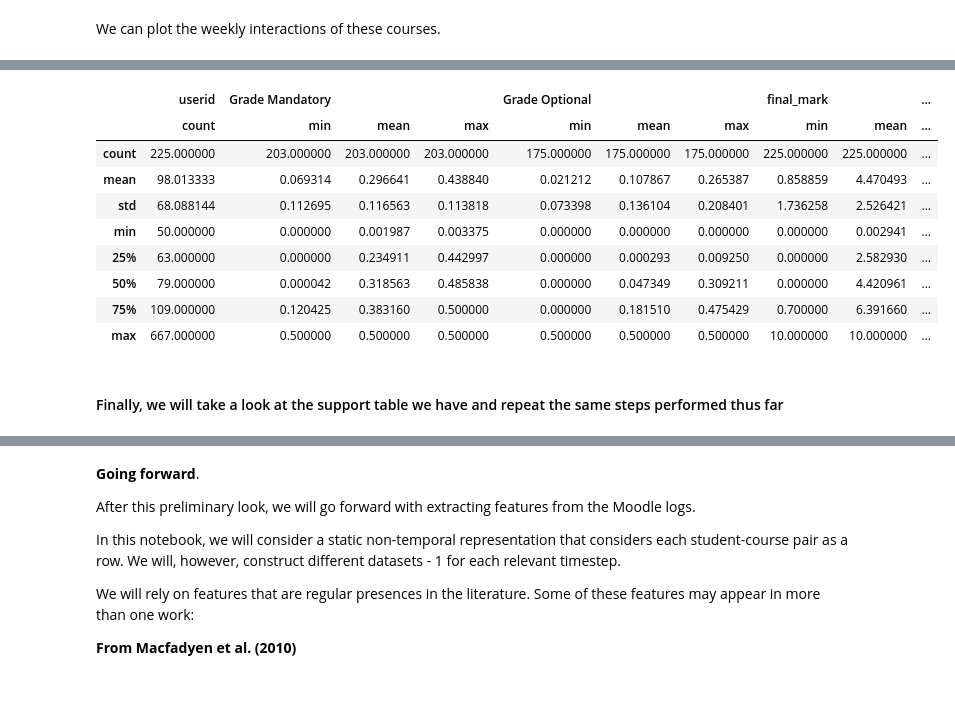
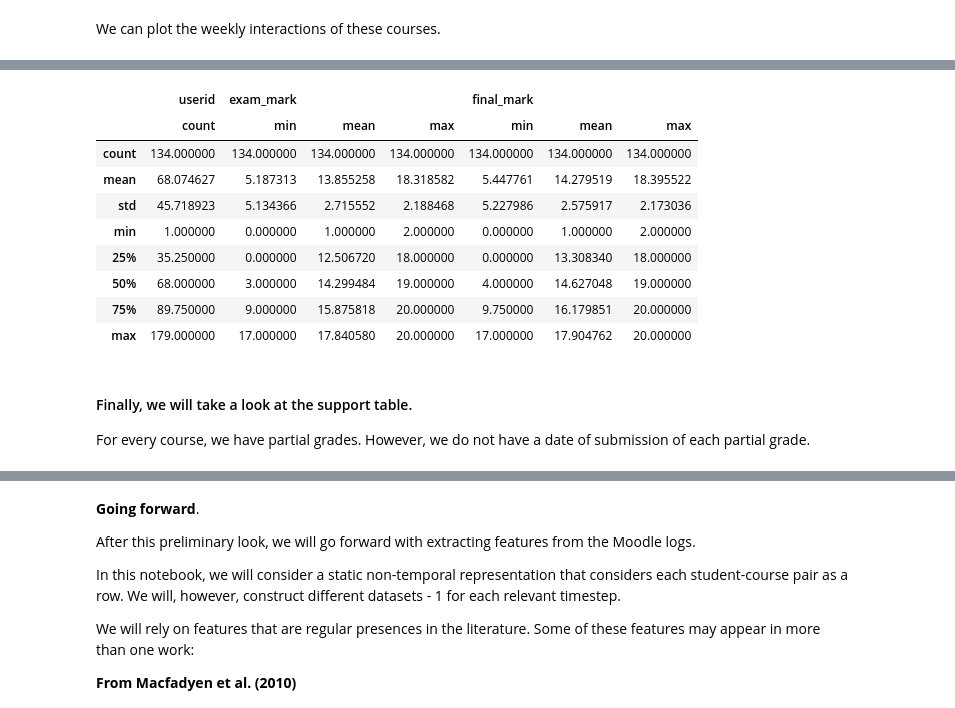
Before and after one commit to RicardoSantos0/timely_accurate_portable, a Jupyter notebook: Notebooks/3.1. Feature Extraction and Feature Engineering - Nova IMS.ipynb, the cells around one changed output, grey strips where cells are left out. Saved outputs shown, nothing was run; the diff lists cells and outputs as text; code cells hidden in the pictures.

```diff
--- a/Notebooks/3.1. Feature Extraction and Feature Engineering - Nova IMS.ipynb
+++ b/Notebooks/3.1. Feature Extraction and Feature Engineering - Nova IMS.ipynb
@@ -145,2 +152,0 @@ targets_table.describe(include = 'all', datetime_is_numeric = True)
-# %%
-targets_table.rename(columns = {'courseid' : 'course'}, inplace = True)
@@ -199,10 +223,19 @@ We still note a significant presence of courses with small numbers of students.
 class_list = class_list[class_list['Users per course'] >= 50]
 
 #updating student logs
-student_logs = student_logs[student_logs['course'].isin(class_list['course'])]
-
+student_logs = student_logs[student_logs['courseid'].isin(class_list['courseid']) &
+                            student_logs['cd_curso'].isin(class_list['cd_curso']) &
+                            student_logs['semestre'].isin(class_list['semestre'])].reset_index(drop = True)
 
 #additionally updating targets_table
-targets_table = targets_table[targets_table['course'].isin(class_list['course'])]
+targets_table = targets_table[targets_table['courseid'].isin(class_list['courseid']) &
+                              targets_table['cd_curso'].isin(class_list['cd_curso']) &
+                              targets_table['semestre'].isin(class_list['semestre'])].reset_index(drop = True)
+
+#additionally updating support_table
+support_table = support_table[support_table['courseid'].isin(class_list['courseid']) &
+                              support_table['cd_curso'].isin(class_list['cd_curso']) &
+                              support_table['semestre'].isin(class_list['semestre'])].reset_index(drop = True)
+
 class_list.describe(include = 'all', datetime_is_numeric = True)
 # %% [output]
@@ -432,24 +436,25 @@ g.add_legend()
 # %%
 #a larger overlook at the different courses
-targets_table.groupby('course').agg({
+targets_table.groupby(['cd_curso', 'semestre', 'courseid']).agg({
                                     'userid' : 'count',
-                                    'Grade Mandatory' : ['min', 'mean', 'max'],
-                                    'Grade Optional' : ['min', 'mean', 'max'],
+                                    'exam_mark' : ['min', 'mean', 'max'],
                                     'final_mark' : ['min', 'mean', 'max'],
                                     }).describe(include = 'all')
 # %% [output]
-|  | userid | Grade Mandatory |  |  | Grade Optional |  |  | final_mark |  | ... |
-|  | count | min | mean | max | min | mean | max | min | mean | ... |
-| count | 225.000000 | 203.000000 | 203.000000 | 203.000000 | 175.000000 | 175.000000 | 175.000000 | 225.000000 | 225.000000 | ... |
-| mean | 98.013333 | 0.069314 | 0.296641 | 0.438840 | 0.021212 | 0.107867 | 0.265387 | 0.858859 | 4.470493 | ... |
-| std | 68.088144 | 0.112695 | 0.116563 | 0.113818 | 0.073398 | 0.136104 | 0.208401 | 1.736258 | 2.526421 | ... |
-| min | 50.000000 | 0.000000 | 0.001987 | 0.003375 | 0.000000 | 0.000000 | 0.000000 | 0.000000 | 0.002941 | ... |
-| 25% | 63.000000 | 0.000000 | 0.234911 | 0.442997 | 0.000000 | 0.000293 | 0.009250 | 0.000000 | 2.582930 | ... |
-| 50% | 79.000000 | 0.000042 | 0.318563 | 0.485838 | 0.000000 | 0.047349 | 0.309211 | 0.000000 | 4.420961 | ... |
-| 75% | 109.000000 | 0.120425 | 0.383160 | 0.500000 | 0.000000 | 0.181510 | 0.475429 | 0.700000 | 6.391660 | ... |
-| max | 667.000000 | 0.500000 | 0.500000 | 0.500000 | 0.500000 | 0.500000 | 0.500000 | 10.000000 | 10.000000 | ... |
+|  | userid | exam_mark |  |  | final_mark |  |  |
+|  | count | min | mean | max | min | mean | max |
+| count | 134.000000 | 134.000000 | 134.000000 | 134.000000 | 134.000000 | 134.000000 | 134.000000 |
+| mean | 68.074627 | 5.187313 | 13.855258 | 18.318582 | 5.447761 | 14.279519 | 18.395522 |
+| std | 45.718923 | 5.134366 | 2.715552 | 2.188468 | 5.227986 | 2.575917 | 2.173036 |
+| min | 1.000000 | 0.000000 | 1.000000 | 2.000000 | 0.000000 | 1.000000 | 2.000000 |
+| 25% | 35.250000 | 0.000000 | 12.506720 | 18.000000 | 0.000000 | 13.308340 | 18.000000 |
+| 50% | 68.000000 | 3.000000 | 14.299484 | 19.000000 | 4.000000 | 14.627048 | 19.000000 |
+| 75% | 89.750000 | 9.000000 | 15.875818 | 20.000000 | 9.750000 | 16.179851 | 20.000000 |
+| max | 179.000000 | 17.000000 | 17.840580 | 20.000000 | 17.000000 | 17.904762 | 20.000000 |
 # %% [markdown]
-#### Finally, we will take a look at the support table we have and repeat the same steps performed thus far
+#### Finally, we will take a look at the support table.
+
+For every course, we have partial grades. However, we do not have a date of submission of each partial grade.
 # %%
 #separate logs accordingly
 support_table = support_table[support_table['assign_id'].isin(student_logs['cmid'])].rename(columns = {
```
Also changed, not shown: parts of 30 cells of this notebook, 2 other files.
